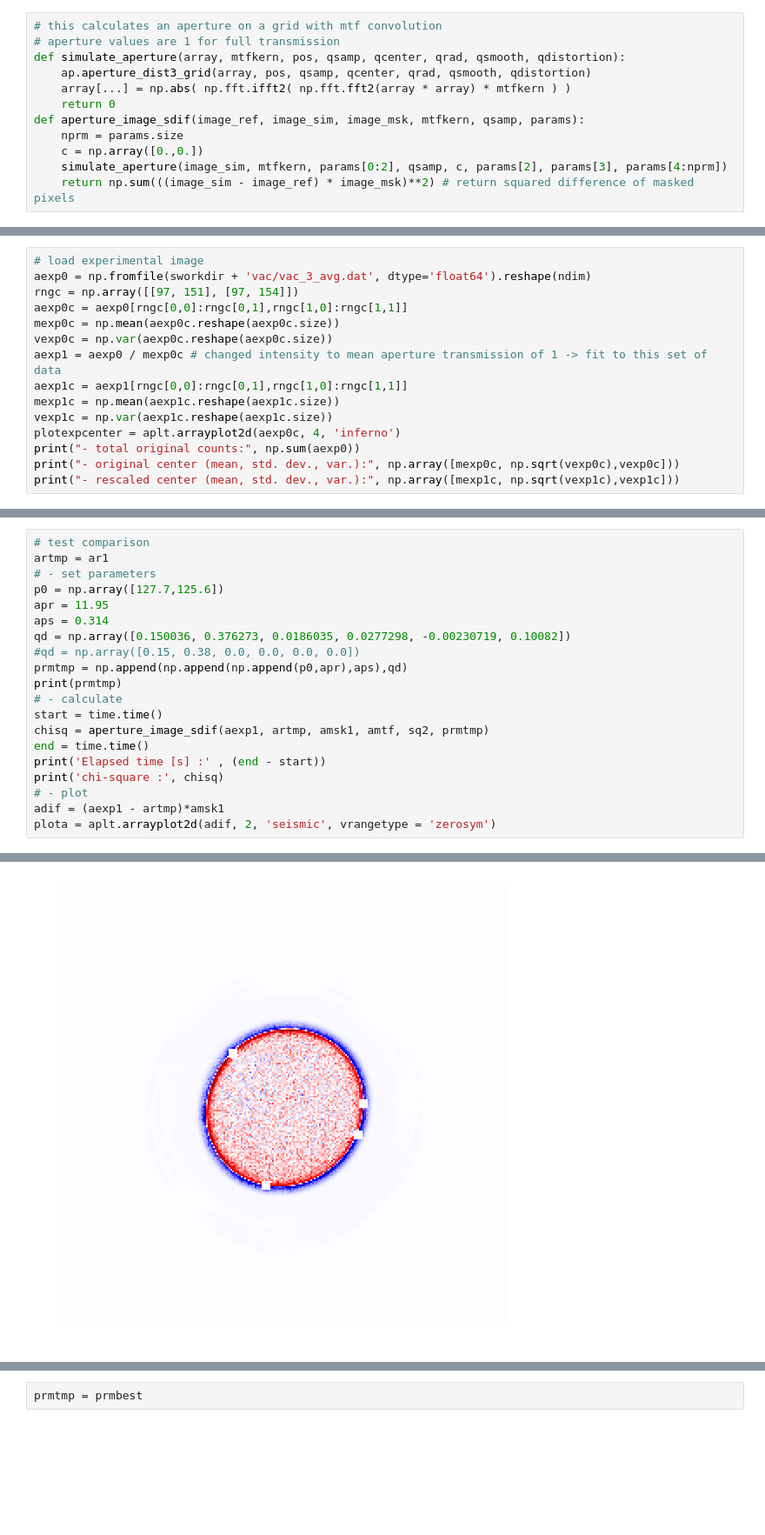
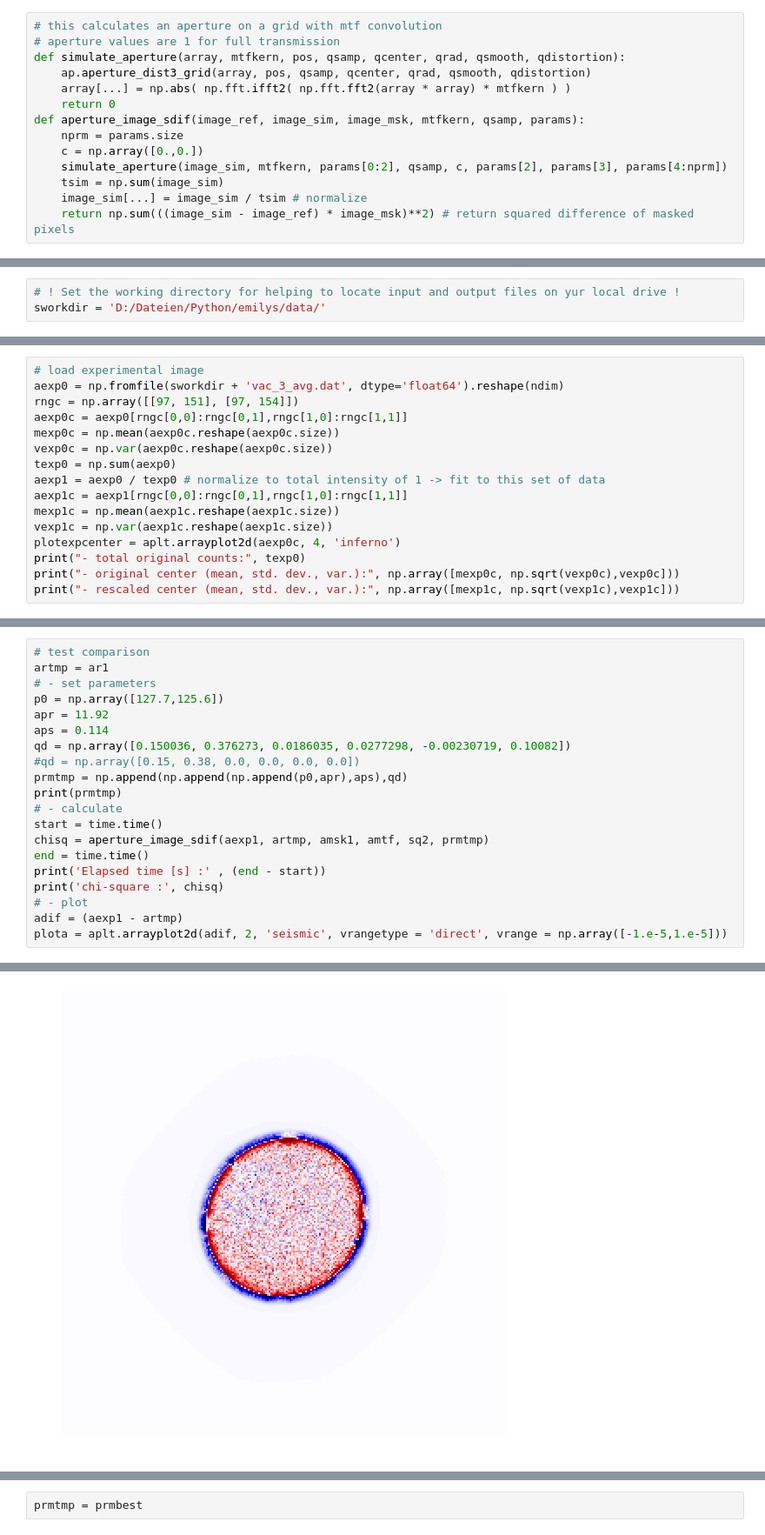
Before and after one commit to ju-bar/emilys, a Jupyter notebook: notebooks/SimulateAperture.ipynb, the cells around one changed output, grey strips where cells are left out. Shown at 87% size. Cells and saved outputs as stored; diff of their text form; blank space fills up the shorter version.

Commit message:
modified arrayplot, added data

```diff
--- a/notebooks/SimulateAperture.ipynb
+++ b/notebooks/SimulateAperture.ipynb
@@ -18,4 +18,6 @@ def aperture_image_sdif(image_ref, image_sim, image_msk, mtfkern, qsamp, params)
     nprm = params.size
     c = np.array([0.,0.])
     simulate_aperture(image_sim, mtfkern, params[0:2], qsamp, c, params[2], params[3], params[4:nprm])
+    tsim = np.sum(image_sim)
+    image_sim[...] = image_sim / tsim # normalize
     return np.sum(((image_sim - image_ref) * image_msk)**2) # return squared difference of masked pixels
@@ -24,3 +24,6 @@ sworkdir = 'F:/Data/Measurements/Methods/mrstem/190418-MW-0447/'
+# %%
+# ! Set the working directory for helping to locate input and output files on yur local drive !
+sworkdir = 'D:/Dateien/Python/emilys/data/'
 # %%
 # experimental parameters
 ndim = np.array([256,256])
@@ -42,17 +45,18 @@ ar1 = np.zeros(amtf.shape)
 [figure]
 # %%
 # load experimental image
-aexp0 = np.fromfile(sworkdir + 'vac/vac_3_avg.dat', dtype='float64').reshape(ndim)
+aexp0 = np.fromfile(sworkdir + 'vac_3_avg.dat', dtype='float64').reshape(ndim)
 rngc = np.array([[97, 151], [97, 154]])
 aexp0c = aexp0[rngc[0,0]:rngc[0,1],rngc[1,0]:rngc[1,1]]
 mexp0c = np.mean(aexp0c.reshape(aexp0c.size))
 vexp0c = np.var(aexp0c.reshape(aexp0c.size))
-aexp1 = aexp0 / mexp0c # changed intensity to mean aperture transmission of 1 -> fit to this set of data
+texp0 = np.sum(aexp0)
+aexp1 = aexp0 / texp0 # normalize to total intensity of 1 -> fit to this set of data
 aexp1c = aexp1[rngc[0,0]:rngc[0,1],rngc[1,0]:rngc[1,1]]
 mexp1c = np.mean(aexp1c.reshape(aexp1c.size))
 vexp1c = np.var(aexp1c.reshape(aexp1c.size))
 plotexpcenter = aplt.arrayplot2d(aexp0c, 4, 'inferno')
-print("- total original counts:", np.sum(aexp0))
+print("- total original counts:", texp0)
 print("- original center (mean, std. dev., var.):", np.array([mexp0c, np.sqrt(vexp0c),vexp0c]))
 print("- rescaled center (mean, std. dev., var.):", np.array([mexp1c, np.sqrt(vexp1c),vexp1c]))
 # %% [output]
@@ -91,8 +95,8 @@ Elapsed time [s] : 1.4059300422668457
 artmp = ar1
 # - set parameters
 p0 = np.array([127.7,125.6])
-apr = 11.95
-aps = 0.314
+apr = 11.92
+aps = 0.114
 qd = np.array([0.150036, 0.376273, 0.0186035, 0.0277298, -0.00230719, 0.10082])
 #qd = np.array([0.15, 0.38, 0.0, 0.0, 0.0, 0.0])
 prmtmp = np.append(np.append(np.append(p0,apr),aps),qd)
@@ -104,6 +108,6 @@ end = time.time()
 print('Elapsed time [s] :' , (end - start))
 print('chi-square :', chisq)
 # - plot
-adif = (aexp1 - artmp)*amsk1
-plota = aplt.arrayplot2d(adif, 2, 'seismic', vrangetype = 'zerosym')
+adif = (aexp1 - artmp)
+plota = aplt.arrayplot2d(adif, 2, 'seismic', vrangetype = 'direct', vrange = np.array([-1.e-5,1.e-5]))
 # %% [output]
@@ -114,2 +118,2 @@ chi-square : 3.166111971489809
-[figure, old version]
+[figure, new version]
 # %%
```
Also changed, not shown: parts of 8 cells of this notebook, 5 other files.
